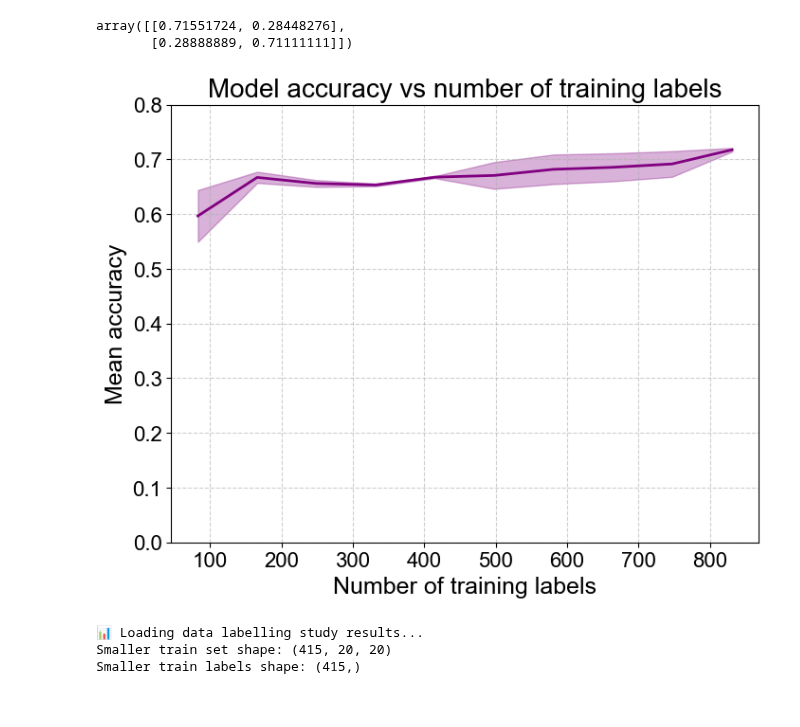
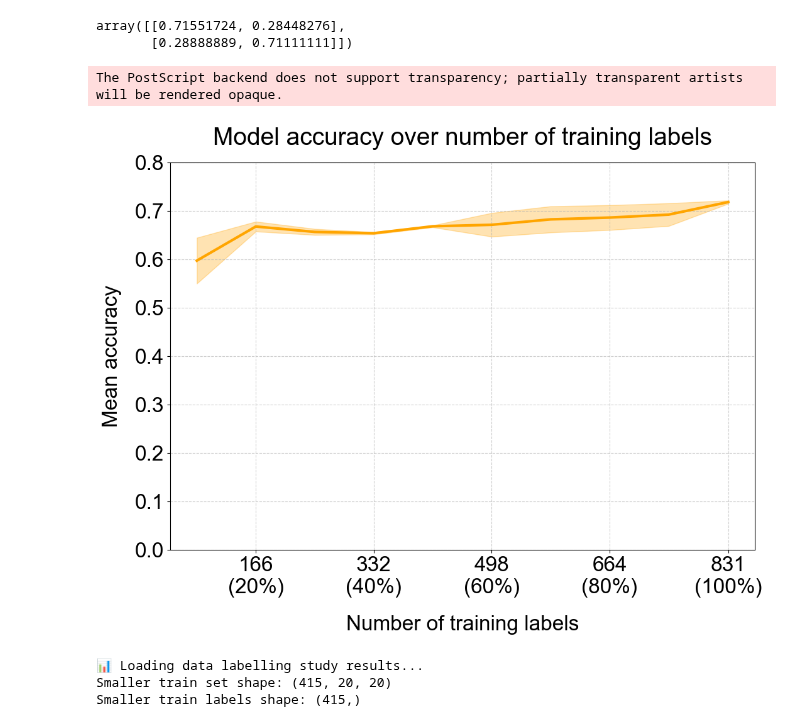
Before and after one commit to ComputationalMicroscopy4CellBio/AI4CellFate, a Jupyter notebook: notebooks/manuscript/Fig2D_data_labelling_study.ipynb, the cells around one changed output. Saved outputs shown, nothing was run; the diff lists cells and outputs as text; code cells hidden in the pictures.

Commit message:
making figure prettier

```diff
--- a/notebooks/manuscript/Fig2D_data_labelling_study.ipynb
+++ b/notebooks/manuscript/Fig2D_data_labelling_study.ipynb
@@ -154,37 +154,56 @@ array([[0.71551724, 0.28448276],
 # %%
 # Calculate actual number of training labels (831 * size fractions)
 size_fractions = [0.1, 0.2, 0.3, 0.4, 0.5, 0.6, 0.7, 0.8, 0.9, 1.0]
 train_labels_count = [int(831 * size) for size in size_fractions]
 
+# Create x-axis labels with both count and percentage (only show even percentages)
+x_labels = []
+for i, (count, frac) in enumerate(zip(train_labels_count, size_fractions)):
+    percentage = int(frac * 100)
+    if percentage % 20 == 0:  # Show labels for 20%, 40%, 60%, 80%, 100%
+        x_labels.append(f"{count}\n({percentage}%)")
+    else:
+        x_labels.append(f"{count}")  # Only show the count for odd percentages
+
+# Define which x-tick positions to show (only even percentages)
+even_indices = [i for i, frac in enumerate(size_fractions) if int(frac * 100) % 20 == 0]
+even_positions = [train_labels_count[i] for i in even_indices]
+even_labels = [x_labels[i] for i in even_indices]
+
 # Plot
-plt.figure(figsize=(8, 6))
+plt.figure(figsize=(12, 8))  # Increased figure size to accommodate labels
 
 # Precision
 # plt.plot(train_labels_count, mean_precisions, color='purple', linewidth=2, label='Precision')
 # plt.fill_between(train_labels_count, mean_precisions - std_precisions, mean_precisions + std_precisions,
 #                  color='purple', alpha=0.3)
 
 # # Accuracy (purple)
-plt.plot(train_labels_count, mean_accuracies, color='purple', linewidth=2, label='Accuracy')
+plt.plot(train_labels_count, mean_accuracies, color='orange', linewidth=3, label='Accuracy')
 plt.fill_between(train_labels_count, mean_accuracies - std_accuracies,
-                 mean_accuracies + std_accuracies, color='purple', alpha=0.3)
+                 mean_accuracies + std_accuracies, color='orange', alpha=0.3)
 
 
 # Formatting
-plt.xlabel("Number of training labels", fontsize=18, fontname="Arial")
-plt.ylabel("Mean accuracy", fontsize=18, fontname="Arial")
-plt.title("Model accuracy vs number of training labels", fontsize=20, fontname="Arial")
-plt.xticks(fontsize=16, fontname="Arial")
-plt.yticks(fontsize=16, fontname="Arial")
+plt.xlabel("Number of training labels", fontsize=24, fontname="Arial", labelpad=20)  # Add padding below x-axis
+plt.ylabel("Mean accuracy", fontsize=24, fontname="Arial", labelpad=15)  # Add padding to left of y-axis
+plt.title("Model accuracy over number of training labels", fontsize=28, fontname="Arial", pad=20)  # Add padding above title
+plt.xticks(even_positions, even_labels, fontsize=24, fontname="Arial", rotation=0)  # Show only even percentage labels
+plt.yticks(fontsize=24, fontname="Arial")
 plt.ylim(0.0, 0.8)  # Set y-axis range
 #plt.legend(fontsize=14)
 plt.grid(True, linestyle="--", alpha=0.6)
 
+# Adjust layout to prevent clipping and add more space
+#plt.tight_layout()
+#plt.subplots_adjust(bottom=0.15)  # Add extra space at bottom for x-axis labels
+
 # Save the figure with high quality
-#plt.savefig("temporal_study.eps", dpi=300, bbox_inches="tight")
+#plt.savefig("data_labelling_study.eps", dpi=300, bbox_inches="tight")
 plt.show()
 # %% [output]
+The PostScript backend does not support transparency; partially transparent artists will be rendered opaque.
-[figure, old version]
+[figure, new version]
 # %%
 import numpy as np
 from sklearn.model_selection import train_test_split
```
